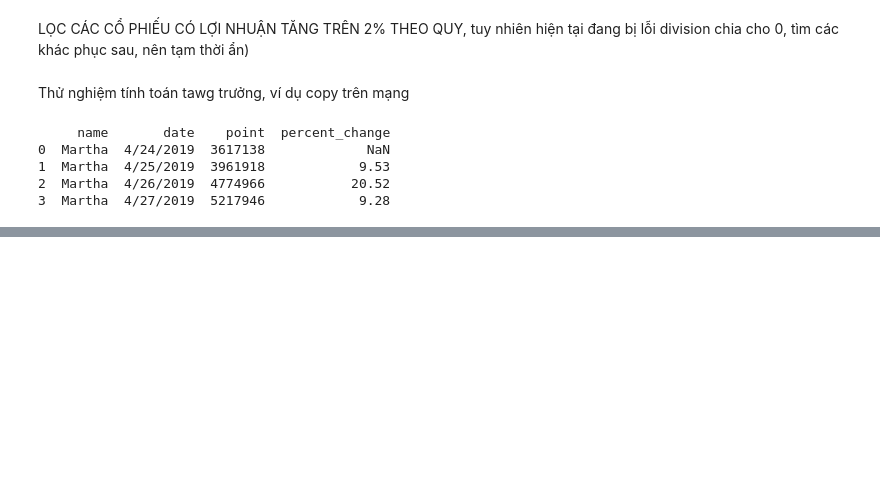
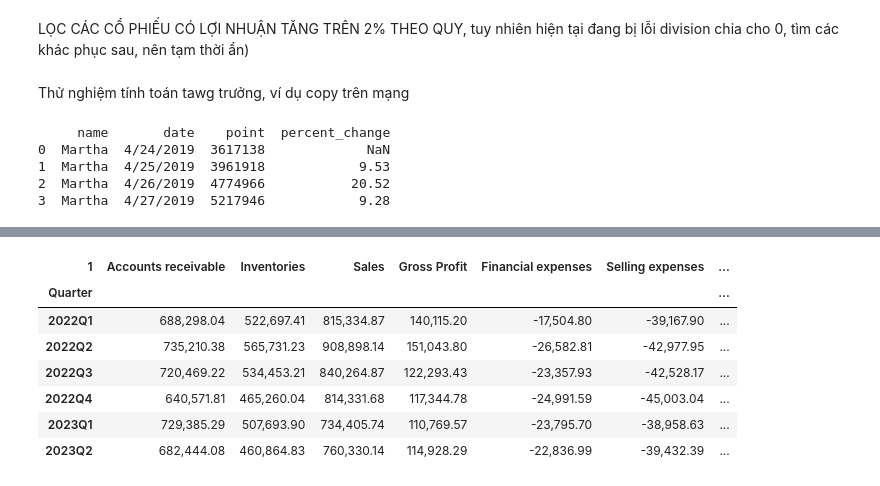
Before and after one commit to mrtotet/Statement_analyst_all_3, a Jupyter notebook: notebooks/process_raw_data.ipynb, the cells around one changed output, grey strips where cells are left out. Saved outputs shown, nothing was run; the diff lists cells and outputs as text; code cells hidden in the pictures; blank space fills up the shorter version.

```diff
--- a/notebooks/process_raw_data.ipynb
+++ b/notebooks/process_raw_data.ipynb
@@ -120,0 +120,4 @@ a
+# %%
+#report_concat['borowing_'] = report_concat['Short-term borrowings'] + report_concat['Long-term borrowings']
+a = report_concat[['Quarter','Bank loans']].groupby("Quarter").sum()
+a
@@ -121,9 +133,12 @@ a
 # %%
-sector_exclude = ['Real Estate Holding & Development','Airlines','Banks']
-Choice_Sector = report_concat[~report_concat.isin(sector_exclude)]
-report_ticker_year = Choice_Sector.groupby(['Ticker']).sum()
-report_ticker_year['EBITDA - Interest_expenses'] = report_ticker_year['EBITDA'] + report_ticker_year['Financial expenses']
+sector_exclude = ['Real Estate Holding & Development','Airlines','Banks']  # các mảng này ảnh hưởng lớn trọng so trên sàn nên loại ra để hình dung về nền kinh tế d
+Choice_Sector = report_concat[~report_concat['Sector - ICB Level 4'].isin(sector_exclude)]  # thao lác exclude column 'Sector - ICB Level 4' khỏi sector_exlude
 
-borowing_filter = report_ticker_year[(report_ticker_year['EBITDA - Interest_expenses'] < 0)| (report_ticker_year['EBITDA'] < 0) ][['Sector - ICB Level 4','Year','EBITDA','Financial expenses','EBITDA - Interest_expenses','Short-term borrowings','Bank loans']]
-b = borowing_filter['Bank loans'].sum()
-b
+report_ticker_year = Choice_Sector[['Quarter','Bank loans']].groupby(['Quarter']).sum()
+# report_ticker_year
+# report_ticker_year['EBITDA - Interest_expenses'] = report_ticker_year['EBITDA'] + report_ticker_year['Financial expenses']  # Tính lợi
+
+# borowing_filter = report_ticker_year[(report_ticker_year['EBITDA - Interest_expenses'] < 0)| (report_ticker_year['EBITDA'] < 0) ][['Sector - ICB Level 4','Year','EBITDA','Financial expenses','EBITDA - Interest_expenses','Short-term borrowings','Bank loans']]
+# b = borowing_filter['Bank loans'].sum()
+# b
+report_ticker_year
@@ -130,2 +154,3 @@ b
 # %%
+b= report_ticker_year
 b*100/a
@@ -159,11 +226,18 @@ Detail_quater_sector.sort_values('Short-term borrowings',ascending = False)
 # %%
-sector_exclude = ['Real Estate Holding & Development','Airlines','Banks']
-Choice_Sector_quarter = report_concat[~report_concat.isin(sector_exclude)]
-a = Choice_Sector_quarter.groupby(['Sector - ICB Level 4','Quarter'])['Accounts receivable','Inventories','Sales','Gross Profit','Financial expenses','Selling expenses','General and admin expenses','Operating profit/(loss)','Net other income/(expenses)','Net accounting profit/(loss) before tax','Business income tax expenses','Net profit/(loss) after tax','Net cash inflows(outflows) from operating activities','Net cash inflows/(outflows) from financing activities','Net cash inflows/(outflows) from investing activities'].sum()
+a = Choice_Sector_quarter.groupby(['Sector - ICB Level 4','Quarter'])[['Accounts receivable','Inventories','Sales','Gross Profit','Financial expenses','Selling expenses','General and admin expenses','Operating profit/(loss)','Net other income/(expenses)','Net accounting profit/(loss) before tax','Business income tax expenses','Net profit/(loss) after tax','Net cash inflows(outflows) from operating activities','Net cash inflows/(outflows) from financing activities','Net cash inflows/(outflows) from investing activities']].sum()
 
 b =  a.groupby(['Quarter']).sum()
 b['Gross_margin'] = b['Gross Profit']*100/b['Sales']
 b
+# %% [output]
+| 1 | Accounts receivable | Inventories | Sales | Gross Profit | Financial expenses | Selling expenses | ... |
+| Quarter |  |  |  |  |  |  | ... |
+| 2022Q1 | 688,298.04 | 522,697.41 | 815,334.87 | 140,115.20 | -17,504.80 | -39,167.90 | ... |
+| 2022Q2 | 735,210.38 | 565,731.23 | 908,898.14 | 151,043.80 | -26,582.81 | -42,977.95 | ... |
+| 2022Q3 | 720,469.22 | 534,453.21 | 840,264.87 | 122,293.43 | -23,357.93 | -42,528.17 | ... |
+| 2022Q4 | 640,571.81 | 465,260.04 | 814,331.68 | 117,344.78 | -24,991.59 | -45,003.04 | ... |
+| 2023Q1 | 729,385.29 | 507,693.90 | 734,405.74 | 110,769.57 | -23,795.70 | -38,958.63 | ... |
+| 2023Q2 | 682,444.08 | 460,864.83 | 760,330.14 | 114,928.29 | -22,836.99 | -39,432.39 | ... |
 # %%
 #summarize_dataset = report_concat.iloc[:5,:51]
 #print(summarize_dataset.loc[:, 'CURRENT ASSETS'].median())
```
Also changed, not shown: parts of 11 cells of this notebook, 1 other file.
